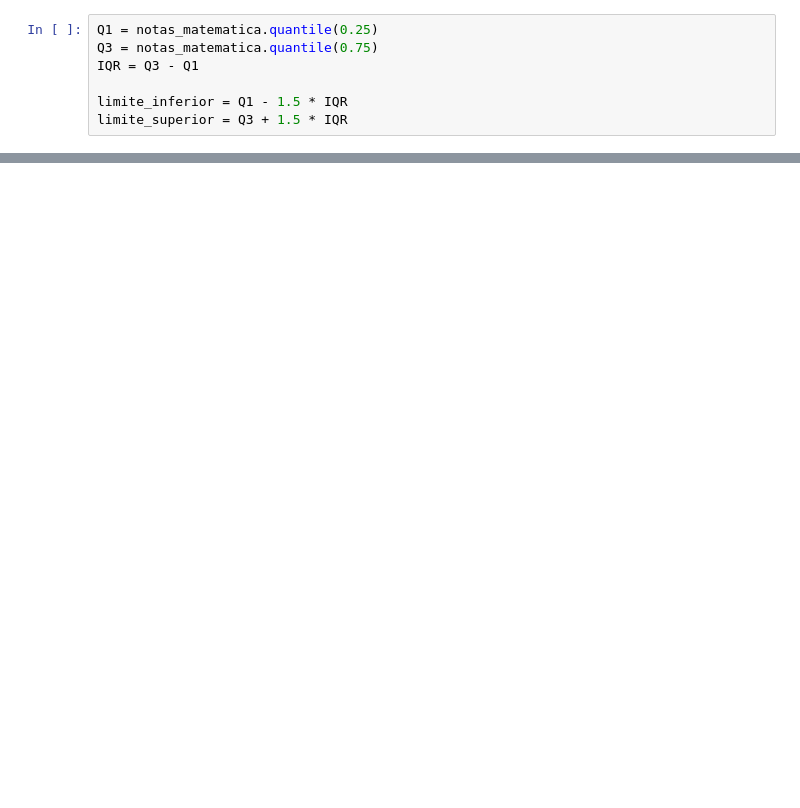
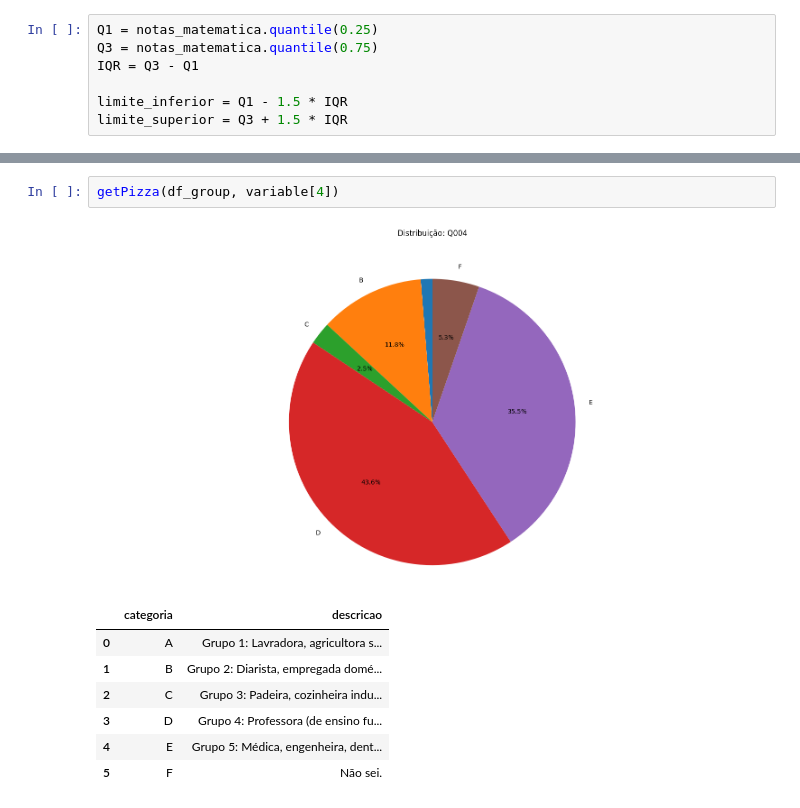
Before and after one commit to henriquefac/ciencia_de_dados_av1, a Jupyter notebook: notebook/quest_henri.ipynb, the cells around one changed output, grey strips where cells are left out. Cells and saved outputs as stored; diff of their text form; blank space fills up the shorter version.

```diff
--- a/notebook/quest_henri.ipynb
+++ b/notebook/quest_henri.ipynb
@@ -77,0 +173,11 @@ limite_superior = Q3 + 1.5 * IQR
+# %%
+getPizza(df_group, variable[4])
+# %% [output]
+[figure, added]
+|  | categoria | descricao |
+| 0 | A | Grupo 1: Lavradora, agricultora s... |
+| 1 | B | Grupo 2: Diarista, empregada domé... |
+| 2 | C | Grupo 3: Padeira, cozinheira indu... |
+| 3 | D | Grupo 4: Professora (de ensino fu... |
+| 4 | E | Grupo 5: Médica, engenheira, dent... |
+| 5 | F | Não sei. |
```
Also changed, not shown: parts of 34 cells of this notebook.
